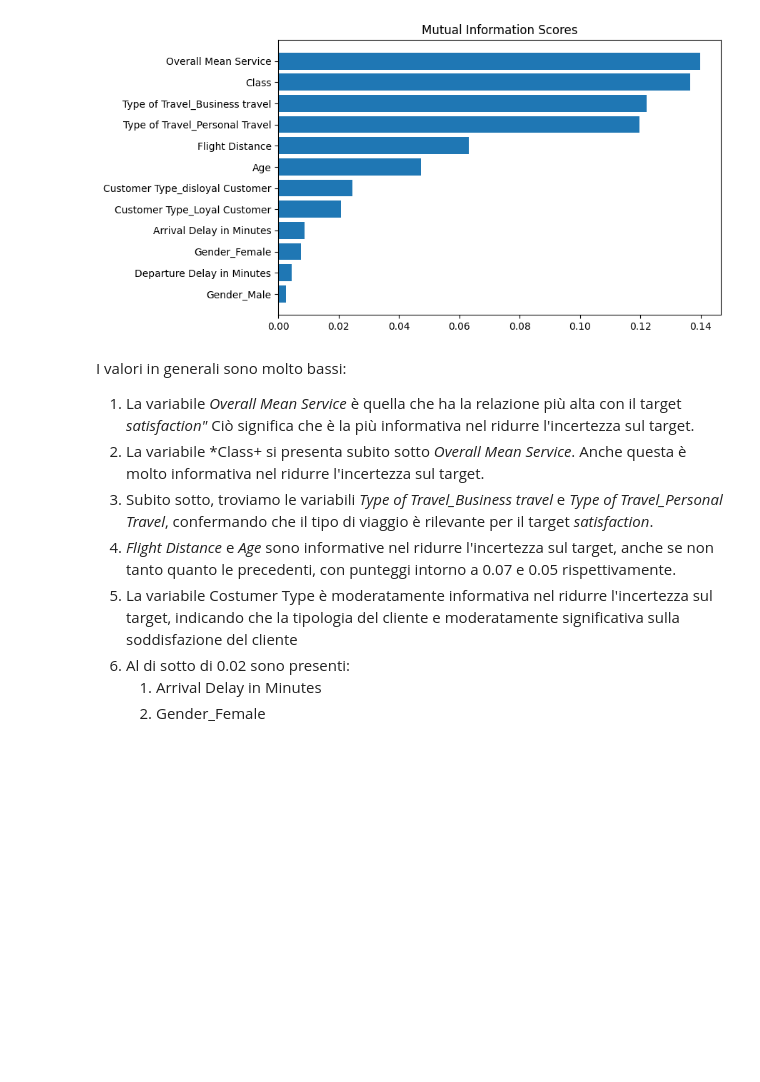
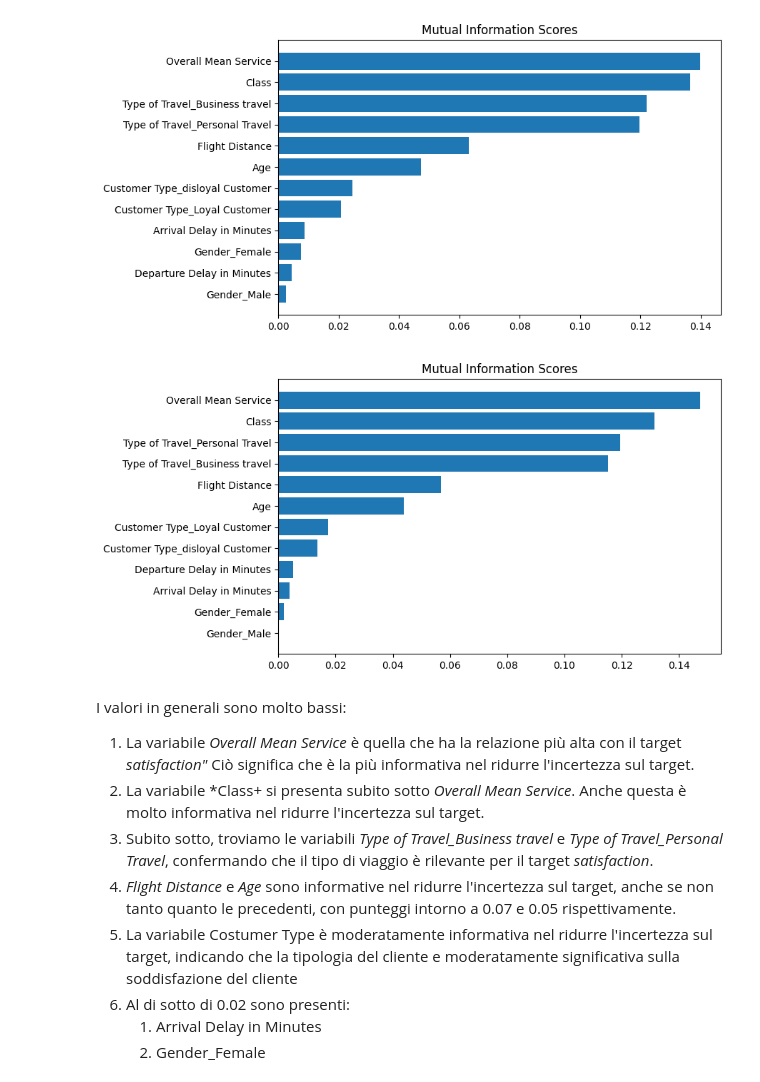
Before and after one commit to mingos25/Data-Science-Project, a Jupyter notebook: ds-project.ipynb, the cells around one changed output. Drawn from its saved outputs; the diff is of its cells as text; code cells hidden in the pictures; blank space fills up the shorter version.

```diff
--- a/ds-project.ipynb
+++ b/ds-project.ipynb
@@ -1509,12 +1509,14 @@ plot_mi_scores(mi_scores)
 [figure]
 # %%
 discrete_features_test = df_test_scaled.dtypes == int
-target_test = df_test_f_eng
-mi_score_test= make_mi_scores(df_train_scaled, target_test, discrete_features_test)
+target_test = df_test_clean["satisfaction"]
+mi_score_test= make_mi_scores(df_test_scaled, target_test, discrete_features_test)
 
 
 plt.figure(dpi=100, figsize=(8, 5))
-plot_mi_scores(mi_scores_test)
+plot_mi_scores(mi_score_test)
+# %% [output]
+[figure, added]
 # %% [markdown]
 I valori in generali sono molto bassi:
 1. La variabile *Overall Mean Service* è quella che ha la relazione più alta con il target *satisfaction"* Ciò significa che è la più informativa nel ridurre l'incertezza sul target.
```
Also changed, not shown: parts of 1 cell of this notebook.
